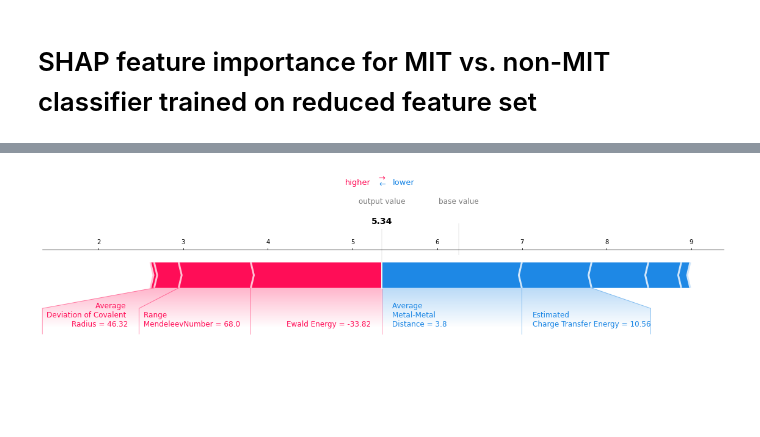
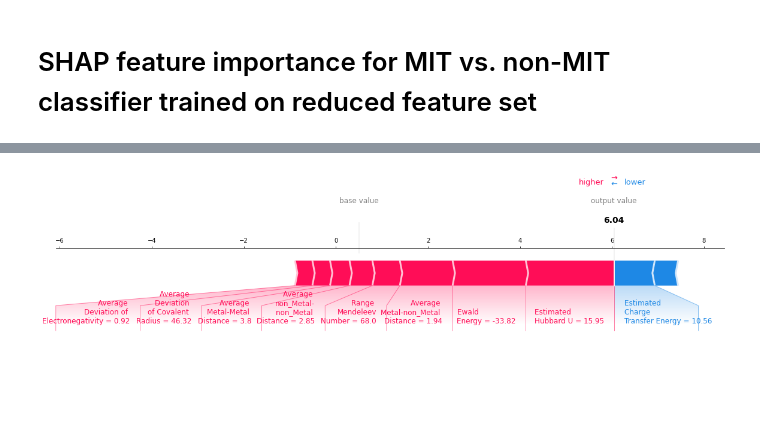
Before and after one commit to rpw199912j/mit_model_code, a Jupyter notebook: notebooks/shap_analysis.ipynb, the cells around one changed output, grey strips where cells are left out. Saved outputs shown, nothing was run; the diff lists cells and outputs as text; code cells hidden in the pictures.

Commit message:
updated notebooks with dataset v10

```diff
--- a/notebooks/shap_analysis.ipynb
+++ b/notebooks/shap_analysis.ipynb
@@ -17,7 +17,7 @@ from model.model_building import load_data
 METAL_MODEL_REDUCED_PATH = "../model/saved_models/new_models/metal_reduced.model"
 INSULATOR_MODEL_REDUCED_PATH = "../model/saved_models/new_models/insulator_reduced.model"
 MIT_MODEL_REDUCED_PATH = "../model/saved_models/new_models/mit_reduced.model"
-REDUCED_PATH = "../data/processed/IMT_Classification_Dataset_Reduced_Feature_Set_v9.xlsx"
+REDUCED_PATH = "../data/processed/IMT_Classification_Dataset_Reduced_Feature_Set_v10.xlsx"
 SAVE_PLOT = True
 # %% [markdown]
 # Read in the data & model
@@ -171,29 +171,29 @@ Name: 200, dtype: float64
 # %%
 ind = NdNiO3_index
 NdNiO3_shap = shap.force_plot(
     explainer.expected_value,
     shap_values[ind],
     x.round(2).iloc[ind],
     matplotlib=True,
     show=False,
     out_names="output value",
     figsize=(20, 5),
-    feature_names=["Global Instability Index",
+    feature_names=["Global nInstability Index",
                    "Estimated              \nHubbard U",
-                   "Estimated\nCharge Transfer Energy",
-                   "Ewald Energy",
-                   "Maximum MendeleevNumber",
-                   "Range                               \n MendeleevNumber",
-                   "Average \nDeviation of Covalent \nRadius",
+                   "Estimated \nCharge \nTransfer Energy",
+                   "Ewald                \nEnergy",
+                   "Average \nDeviation of \nElectronegativity",
+                   "Range \nMendeleev\nNumber",
+                   "Average \nDeviation \nof Covalent \nRadius",
                    "Average \nMetal-Metal \nDistance",
                    "Average \nMetal-non_Metal \nDistance",
-                   "Average \nnon_Metal-non_Metal \nDistance"
+                   "Average \nnon_Metal-\nnon_Metal \nDistance"
                   ]
     )
 
 if SAVE_PLOT: NdNiO3_shap.savefig("../plots/NdNiO3_shap.pdf", dpi=300, bbox_inches="tight")
 # %% [output]
-[figure, old version]
+[figure, new version]
 # %%
 LuNiO3 = df_reduced.loc[df_reduced.Compound == "LuNiO3"]
 LuNiO3_index = LuNiO3.index.to_list()[0]
```
Also changed, not shown: parts of 12 cells of this notebook, 4 other files.
